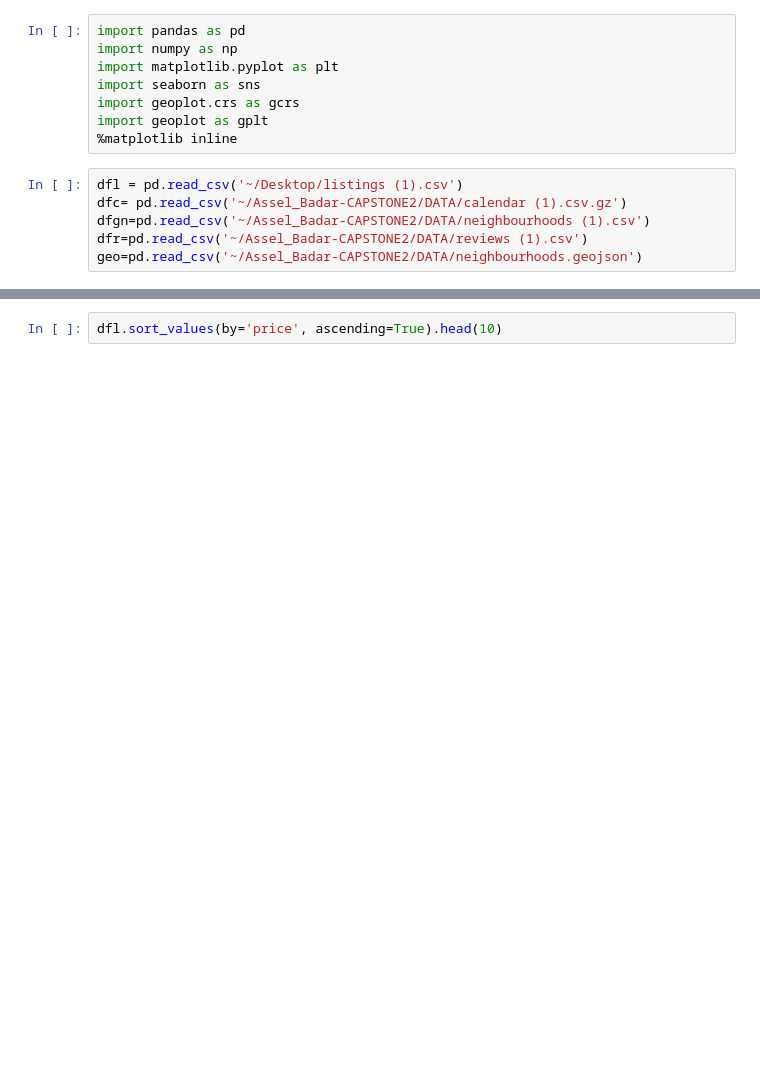
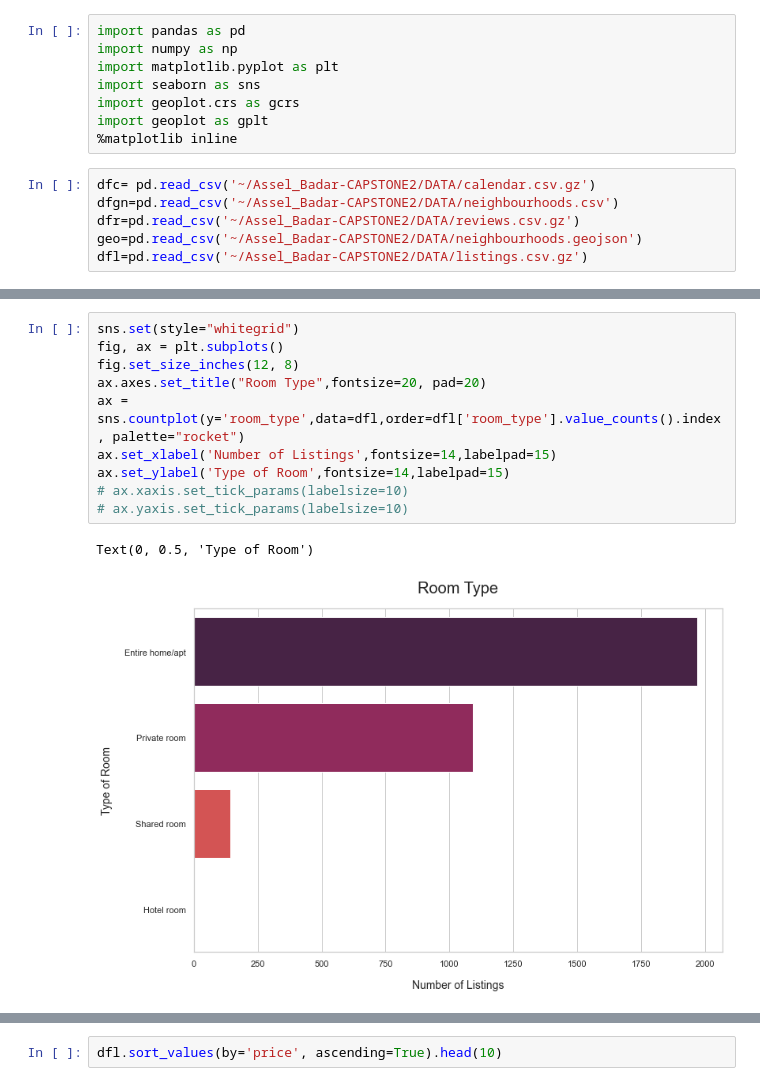
Before and after one commit to ab-89-ab/Assel_Badar.CAPSTONE2, a Jupyter notebook: Capstone2.ipynb, the cells around one changed output, grey strips where cells are left out. Cells and saved outputs as stored; diff of their text form; blank space fills up the shorter version.

```diff
--- a/Capstone2.ipynb
+++ b/Capstone2.ipynb
@@ -7,8 +7,8 @@ import geoplot.crs as gcrs
 import geoplot as gplt
 %matplotlib inline
 # %%
-dfl = pd.read_csv('~/Desktop/listings (1).csv')
-dfc= pd.read_csv('~/Assel_Badar-CAPSTONE2/DATA/calendar (1).csv.gz')
-dfgn=pd.read_csv('~/Assel_Badar-CAPSTONE2/DATA/neighbourhoods (1).csv')
-dfr=pd.read_csv('~/Assel_Badar-CAPSTONE2/DATA/reviews (1).csv')
+dfc= pd.read_csv('~/Assel_Badar-CAPSTONE2/DATA/calendar.csv.gz')
+dfgn=pd.read_csv('~/Assel_Badar-CAPSTONE2/DATA/neighbourhoods.csv')
+dfr=pd.read_csv('~/Assel_Badar-CAPSTONE2/DATA/reviews.csv.gz')
 geo=pd.read_csv('~/Assel_Badar-CAPSTONE2/DATA/neighbourhoods.geojson')
+dfl=pd.read_csv('~/Assel_Badar-CAPSTONE2/DATA/listings.csv.gz')
@@ -64,3 +59,16 @@ memory usage: 359.0+ KB
+# %%
+sns.set(style="whitegrid")
+fig, ax = plt.subplots()
+fig.set_size_inches(12, 8)
+ax.axes.set_title("Room Type",fontsize=20, pad=20)
+ax = sns.countplot(y='room_type',data=dfl,order=dfl['room_type'].value_counts().index, palette="rocket")
+ax.set_xlabel('Number of Listings',fontsize=14,labelpad=15)
+ax.set_ylabel('Type of Room',fontsize=14,labelpad=15)
+# ax.xaxis.set_tick_params(labelsize=10)
+# ax.yaxis.set_tick_params(labelsize=10)
+# %% [output]
+Text(0, 0.5, 'Type of Room')
+[figure, added]
 # %%
 grouped = dfl.groupby('room_type')
 grouped.groups
```
Also changed, not shown: parts of 13 cells of this notebook, 12 other files.
